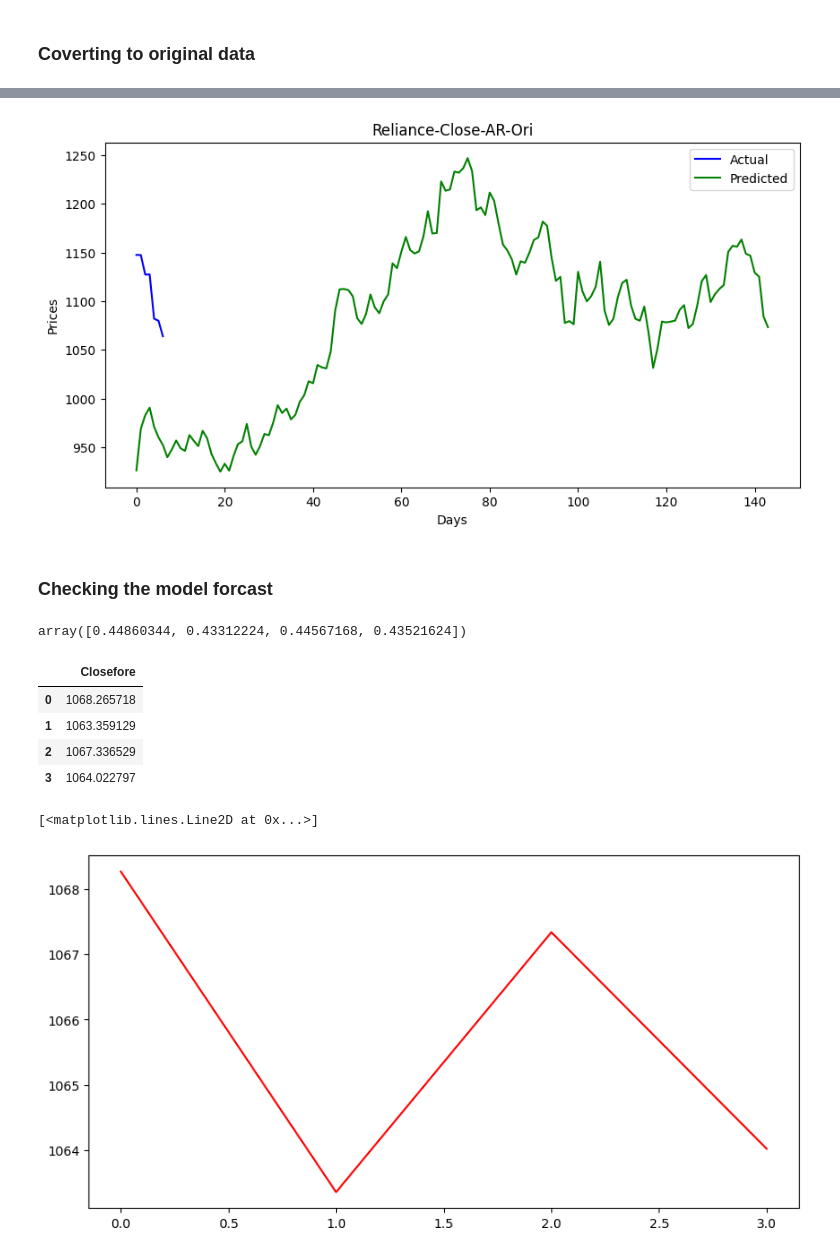
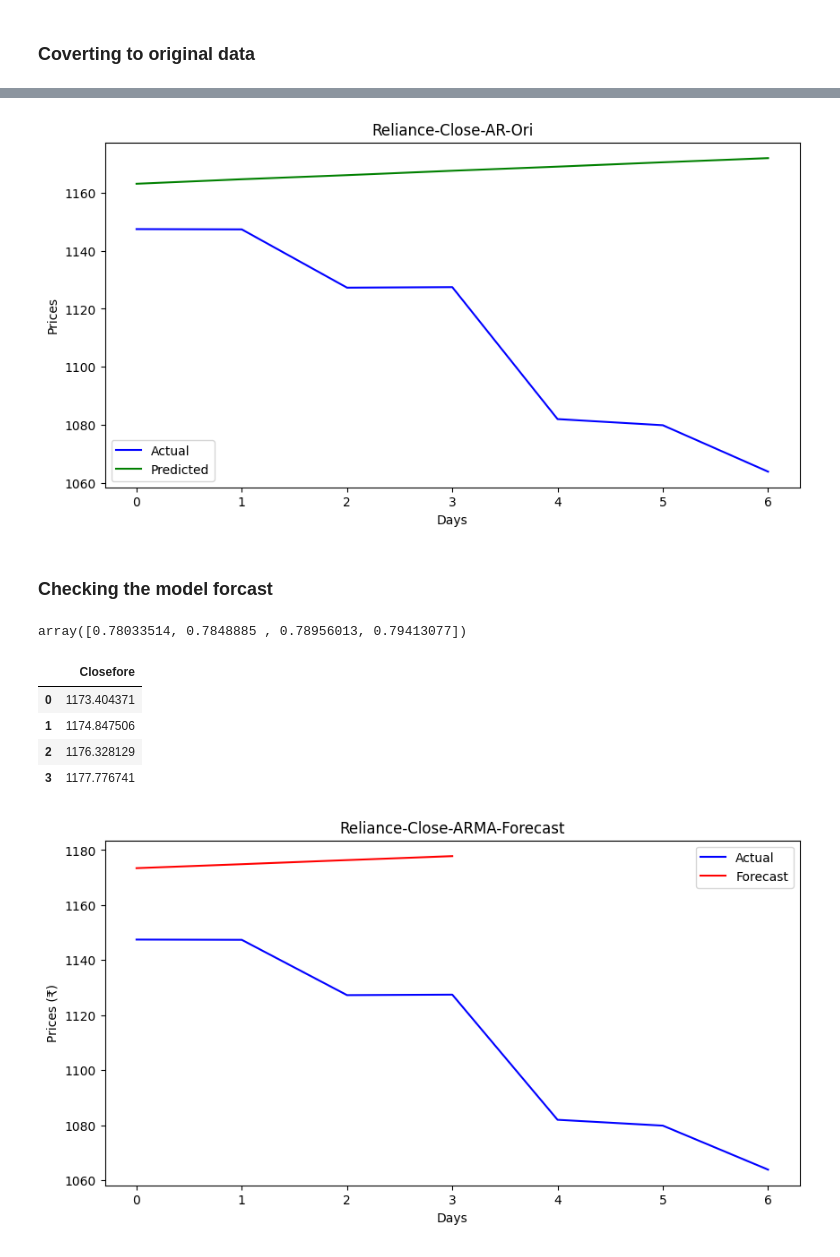
Before and after one commit to gowriabinesh-ds/Time-Series-Analysis, a Jupyter notebook: ARIMA/Close-ARIMA.ipynb, the cells around one changed output, grey strips where cells are left out. Saved outputs shown, nothing was run; the diff lists cells and outputs as text; code cells hidden in the pictures.

```diff
--- a/ARIMA/Close-ARIMA.ipynb
+++ b/ARIMA/Close-ARIMA.ipynb
@@ -160,15 +160,15 @@ from stockFunctions import rmsemape
 i = (2,2,2)
 
 # Build model
-model = ARIMA(data1, order=i)
+model = ARIMA(X_train, order=i)
 model_fit = model.fit()
 
 # Make prediction
-y_pred = model_fit.predict(start=0, end=len(data1)-1)
+y_pred = model_fit.predict(start=training_size, end=len(data1)-1)
 
 # Print results
 print("Order:", i)
-rmsemape(data1, y_pred)
+rmsemape(y_test, y_pred)
 print("************")
 # %% [output]
 Order: (2, 2, 2)
@@ -258,7 +258,7 @@ graph(actual_stock_price_test_oriA,
       "Days",
       "Prices")
 # %% [output]
-[figure, old version]
+[figure, new version]
 # %% [markdown]
 ### Checking the model forcast
 # %%
@@ -266,7 +266,7 @@ forecast = model_fit.predict(len(data1), len(data1)+3)
 # %%
 forecast
 # %% [output]
-array([0.44860344, 0.43312224, 0.44567168, 0.43521624])
+array([0.78033514, 0.7848885 , 0.78956013, 0.79413077])
 # %%
 from stockFunctions import conversionSingle
 
@@ -277,17 +277,24 @@ forecast_stock_price_test_oriF = conversionSingle(forecast_stock_price_test_ori,
 forecast_stock_price_test_oriF
 # %% [output]
 |  | Closefore |
-| 0 | 1068.265718 |
-| 1 | 1063.359129 |
-| 2 | 1067.336529 |
-| 3 | 1064.022797 |
+| 0 | 1173.404371 |
+| 1 | 1174.847506 |
+| 2 | 1176.328129 |
+| 3 | 1177.776741 |
 # %%
 forecast_stock_price_test_oriF.to_csv("CloseARIMA.csv", index=False)
 # %%
 import matplotlib.pyplot as plt
 plt.figure(figsize=(10,5))
-plt.plot(actual_stock_price_test_oriA[116:144], color = 'blue', label="Actual")
-plt.plot(forecast_stock_price_test_oriF, color = 'red', label="Predicted")
+
+# actual_stock_price_test_oriA has only 6 rows (index 0-5), so no slicing needed
+plt.plot(actual_stock_price_test_oriA.values, color='blue', label="Actual")
+plt.plot(forecast_stock_price_test_oriF.values, color='red', label="Forecast")
+
+plt.title("Reliance-Close-ARMA-Forecast")
+plt.xlabel("Days")
+plt.ylabel("Prices (₹)")
+plt.legend()
+plt.show()
 # %% [output]
-[<matplotlib.lines.Line2D at 0x...>]
-[figure, old version]
+[figure, new version]
```
Also changed, not shown: parts of 10 cells of this notebook.
